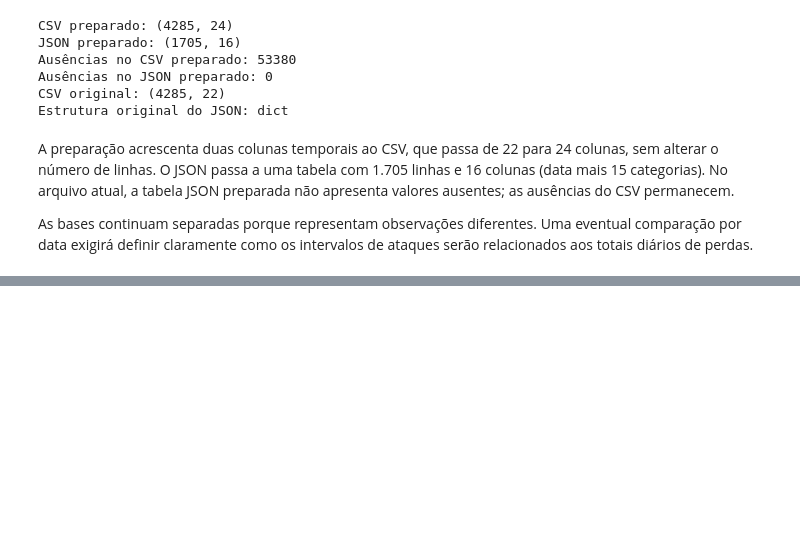
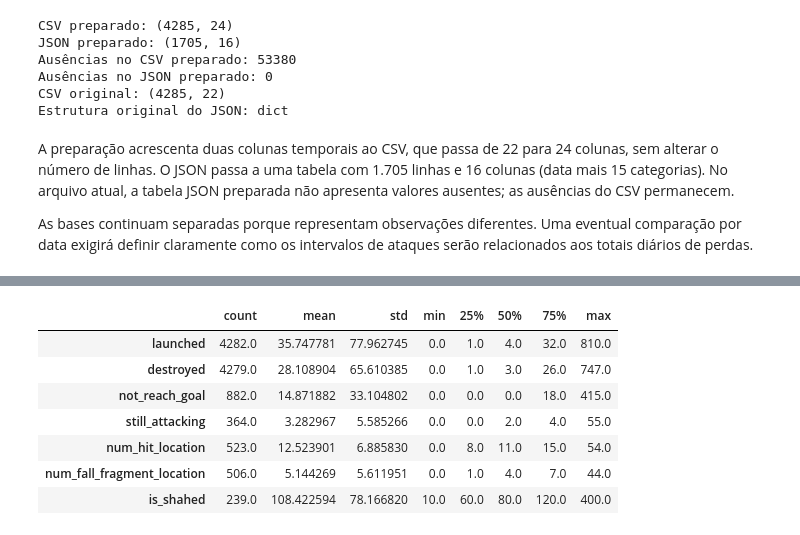
Before and after one commit to TW1ST3RX10/Russo-Ukrainian_War-DC, a Jupyter notebook: notebooks/Analise_Exploratoria.ipynb, the cells around one changed output, grey strips where cells are left out. Cells and saved outputs as stored; diff of their text form; code cells hidden in the pictures; blank space fills up the shorter version.

```diff
--- a/notebooks/Analise_Exploratoria.ipynb
+++ b/notebooks/Analise_Exploratoria.ipynb
@@ -473,0 +482,12 @@ As bases continuam separadas porque representam observações diferentes. Uma ev
+# %%
+# Estatísticas descritivas dos campos numéricos do CSV.
+df_attacks_prepared.select_dtypes(include="number").describe().T
+# %% [output]
+|  | count | mean | std | min | 25% | 50% | 75% | max |
+| launched | 4282.0 | 35.747781 | 77.962745 | 0.0 | 1.0 | 4.0 | 32.0 | 810.0 |
+| destroyed | 4279.0 | 28.108904 | 65.610385 | 0.0 | 1.0 | 3.0 | 26.0 | 747.0 |
+| not_reach_goal | 882.0 | 14.871882 | 33.104802 | 0.0 | 0.0 | 0.0 | 18.0 | 415.0 |
+| still_attacking | 364.0 | 3.282967 | 5.585266 | 0.0 | 0.0 | 2.0 | 4.0 | 55.0 |
+| num_hit_location | 523.0 | 12.523901 | 6.885830 | 0.0 | 8.0 | 11.0 | 15.0 | 54.0 |
+| num_fall_fragment_location | 506.0 | 5.144269 | 5.611951 | 0.0 | 1.0 | 4.0 | 7.0 | 44.0 |
+| is_shahed | 239.0 | 108.422594 | 78.166820 | 10.0 | 60.0 | 80.0 | 120.0 | 400.0 |
```
Also changed, not shown: parts of 12 cells of this notebook.
